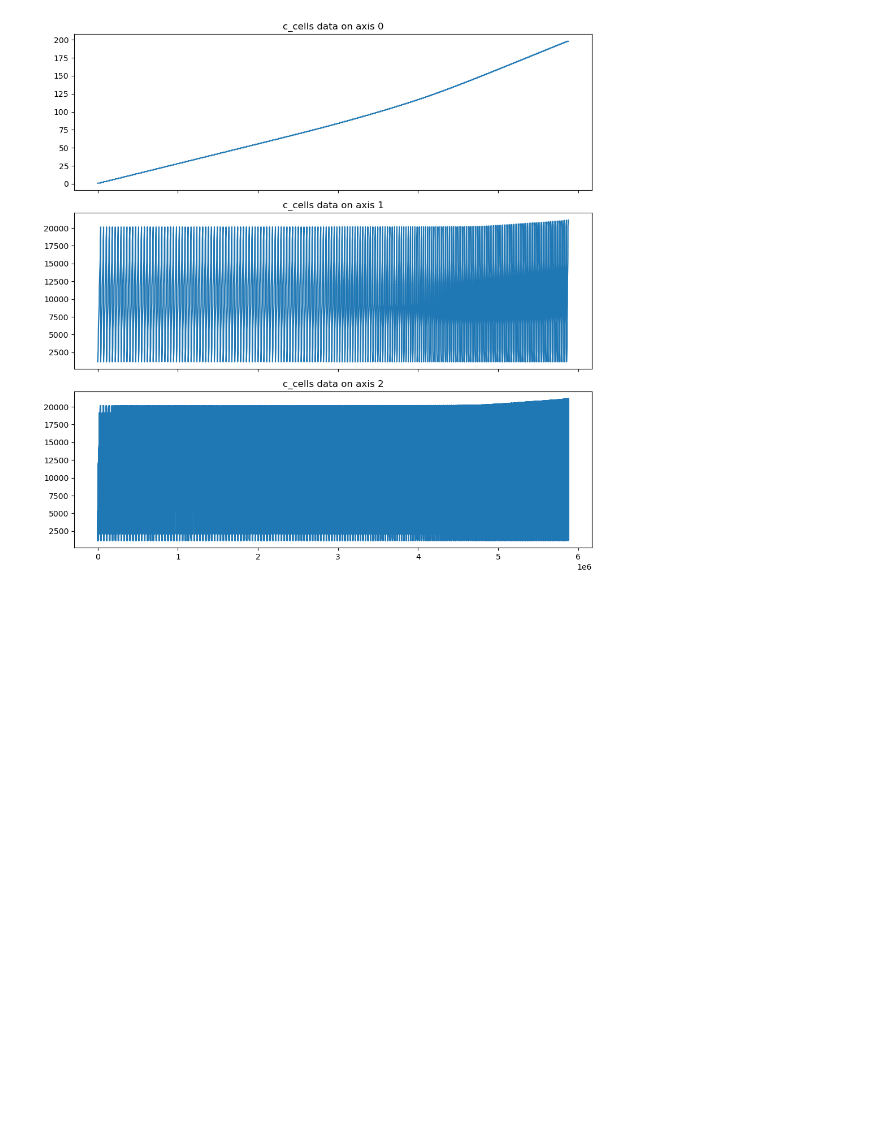
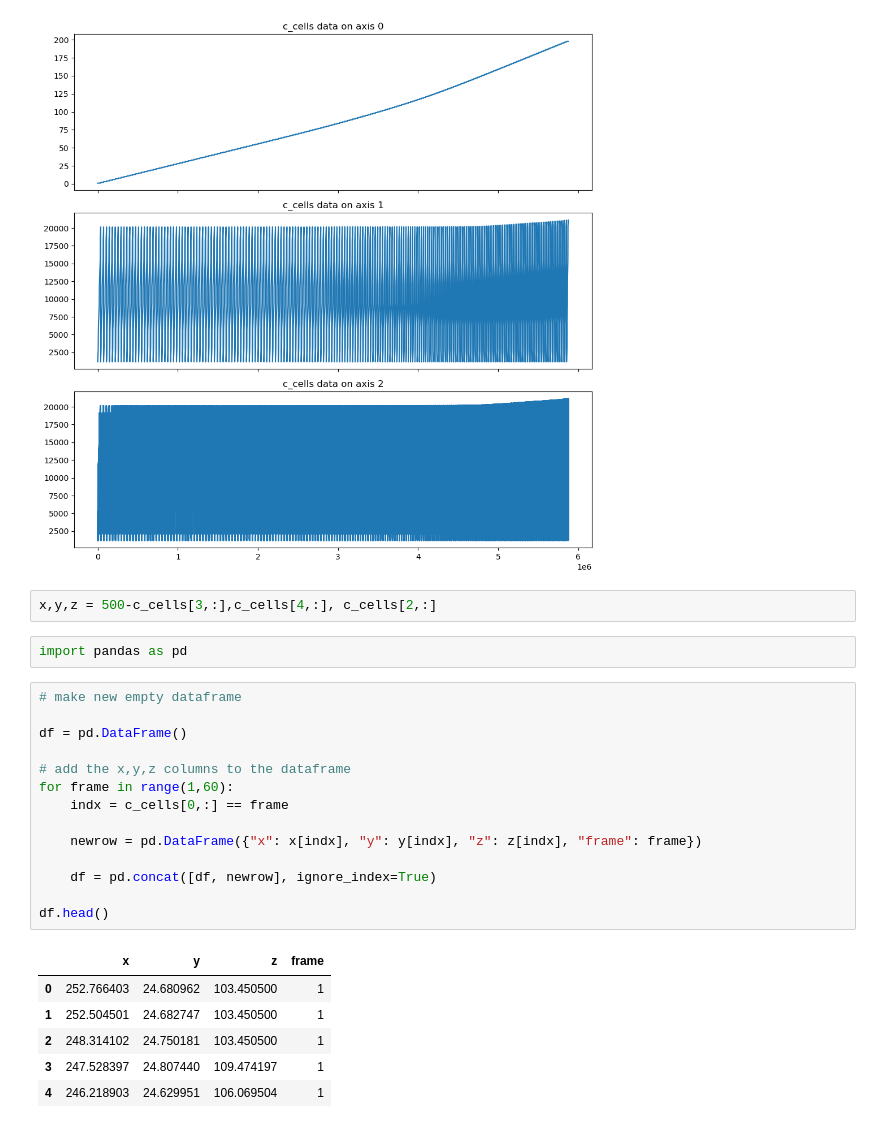
Before and after one commit to JakobSchauser/Thesis, a Jupyter notebook: DeconstructingGastrulation-Data/stas.ipynb, the cells around one changed output. Cells and saved outputs as stored; diff of their text form; blank space fills up the shorter version.

```diff
--- a/DeconstructingGastrulation-Data/stas.ipynb
+++ b/DeconstructingGastrulation-Data/stas.ipynb
@@ -144,3 +140,28 @@ fig.tight_layout()
 plt.show()
 # %% [output]
 [figure]
+# %%
+x,y,z = 500-c_cells[3,:],c_cells[4,:], c_cells[2,:]
+# %%
+import pandas as pd
+# %%
+# make new empty dataframe
+
+df = pd.DataFrame()
+
+# add the x,y,z columns to the dataframe
+for frame in range(1,60):
+    indx = c_cells[0,:] == frame
+
+    newrow = pd.DataFrame({"x": x[indx], "y": y[indx], "z": z[indx], "frame": frame})
+
+    df = pd.concat([df, newrow], ignore_index=True)
+
+df.head()
+# %% [output]
+|  | x | y | z | frame |
+| 0 | 252.766403 | 24.680962 | 103.450500 | 1 |
+| 1 | 252.504501 | 24.682747 | 103.450500 | 1 |
+| 2 | 248.314102 | 24.750181 | 103.450500 | 1 |
+| 3 | 247.528397 | 24.807440 | 109.474197 | 1 |
+| 4 | 246.218903 | 24.629951 | 106.069504 | 1 |
```
Also changed, not shown: parts of 12 cells of this notebook, 8 other files.
